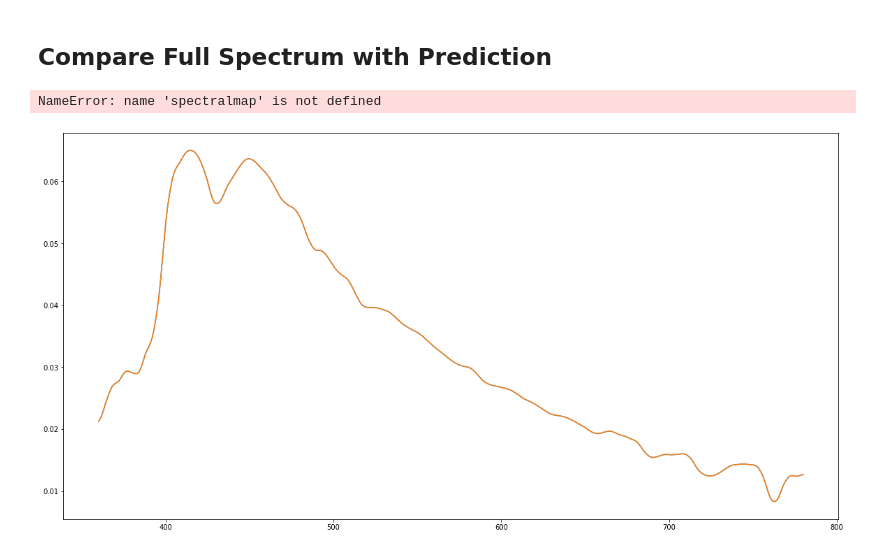
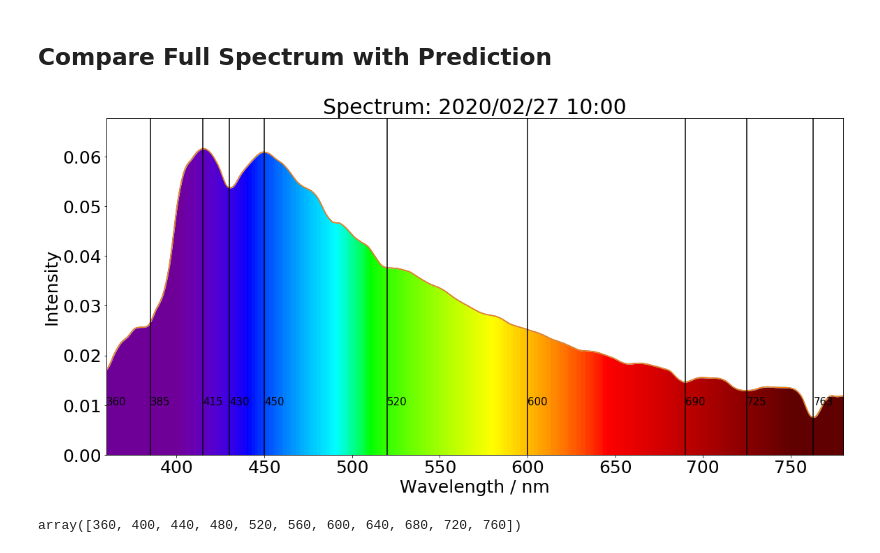
Before and after one commit to yichigo/Light-Sensors-Calibration, a Jupyter notebook: model_MLP_10.ipynb, the cells around one changed output. Saved outputs shown, nothing was run; the diff lists cells and outputs as text; code cells hidden in the pictures.

```diff
--- a/model_MLP_10.ipynb
+++ b/model_MLP_10.ipynb
@@ -452,13 +479,22 @@ plt.savefig(dir_out + 'whole' + '/MLP_Importances_whole' + structure +'.png')
 # %% [markdown]
 ## Compare Full Spectrum with Prediction
 # %%
+
 year = 2020
 month = 2
-day = 16
-hour = 12
+day = 27
+hour = 10
 jetlag = 6
 hour = hour + jetlag
 date_string = '%04d-%02d-%02d %02d:00:00' % (year, month, day, hour)
+
+from wavelength_to_rgb import wavelength_to_rgb
+
+clim=(350,780)
+norm = plt.Normalize(*clim)
+wl = np.arange(clim[0],clim[1]+1,2)
+colorlist = list(zip(norm(wl),[wavelength_to_rgb(w) for w in wl]))
+spectralmap = matplotlib.colors.LinearSegmentedColormap.from_list("spectrum", colorlist)
 # %%
 iwant = (X.index == date_string)
 # %%
@@ -467,9 +503,45 @@ wavelengths = np.array(range(360,780+1))
 x1 = X[iwant].index.values
 y1 = Y[iwant].values.flatten()
 #y1_pred = regr.predict(X[iwant])
+# %%
+fig, ax = plt.subplots(constrained_layout=True, figsize=(16, 8))
+plt.rcParams.update({'font.size': 25})
+spectrum = y1
+h = ax.plot(wavelengths, spectrum)
+
+plt.plot(wavelengths, spectrum)
+
+y2 = np.linspace(0, np.max(spectrum)*1.1, 100)
+
+XX,YY = np.meshgrid(wavelengths, y2)
+XX[XX<400] = 400
+extent=(np.min(wavelengths), np.max(wavelengths), np.min(y2), np.max(y2))
+
+plt.imshow(XX, clim=(350,780),  extent=extent, cmap=spectralmap, aspect='auto')
+plt.fill_between(wavelengths, spectrum, np.max(spectrum)*1.1, color='w')
+
+#wavelengths10 = [360,385,415,430,450,520,600,690,725,763]
+for wavelength in wavelengths10:
+    plt.plot([wavelength]*10, np.linspace(np.min(y2), np.max(y2), 10), 'k')
+    plt.text(wavelength, 0.01, str(wavelength), fontsize = 15)
+
+ax.set_title('Spectrum: %02d/%02d/%02d %02d:00' % (year, month, day, hour-jetlag))
+ax.set_xlabel('Wavelength / nm')
+ax.set_ylabel('Intensity')
+
+fig.savefig(dir_out+'Spectrum_%02d_%02d_%02d_%02d.png' % (year, month, day, hour-jetlag))
+#plt.close()
+# %% [output]
+[figure, added]
+# %%
+wavelengths10 = np.arange(360,780,40)
+wavelengths10
+# %% [output]
+array([360, 400, 440, 480, 520, 560, 600, 640, 680, 720, 760])
 # %%
 fig, ax = plt.subplots(constrained_layout=True, figsize=(16, 8))
-spectrum = y1
+plt.rcParams.update({'font.size': 25})
+spectrum = y1_pred
 h = ax.plot(wavelengths, spectrum)
 
 plt.plot(wavelengths, spectrum)
@@ -482,12 +554,14 @@ extent=(np.min(wavelengths), np.max(wavelengths), np.min(y2), np.max(y2))
 
 plt.imshow(XX, clim=(350,780),  extent=extent, cmap=spectralmap, aspect='auto')
 plt.fill_between(wavelengths, spectrum, np.max(spectrum)*1.1, color='w')
-ax.set_title('Spectrum: %02d/%02d/%02d %02d:00' % (year, month, day, hour-jetlag), fontsize=40)
-ax.set_xlabel('Wavelength / nm',fontsize=30)
-ax.set_ylabel('Intensity',fontsize=30)
 
-fig.savefig(dir_out+'Spectrum_%02d_%02d_%02d_%02d.png' % (year, month, day, hour-jetlag))
-#plt.close()
+for wavelength in wavelengths10:
+    plt.plot([wavelength]*10, np.linspace(np.min(y2), np.max(y2), 10), 'k')
+    plt.text(wavelength, 0.01, str(wavelength), fontsize = 15)
+
+ax.set_title('Predicted Spectrum: %02d/%02d/%02d %02d:00' % (year, month, day, hour-jetlag))
+ax.set_xlabel('Wavelength / nm')
+ax.set_ylabel('Intensity')
+
+fig.savefig(dir_out+'Spectrum_%02d_%02d_%02d_%02d_pred.png' % (year, month, day, hour-jetlag))
+plt.close()
-# %% [output]
-NameError: name 'spectralmap' is not defined
-[figure, removed]
```
Also changed, not shown: parts of 21 cells of this notebook, 26 other files.
